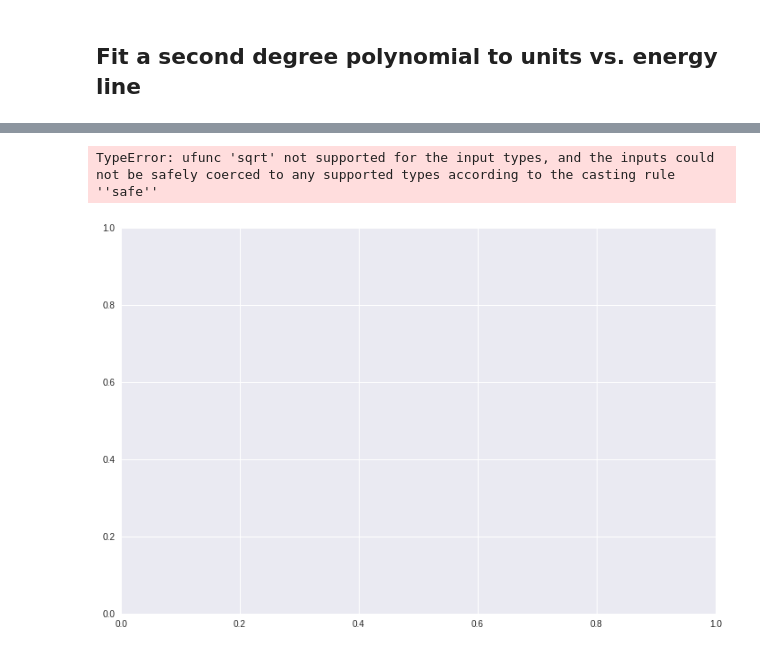
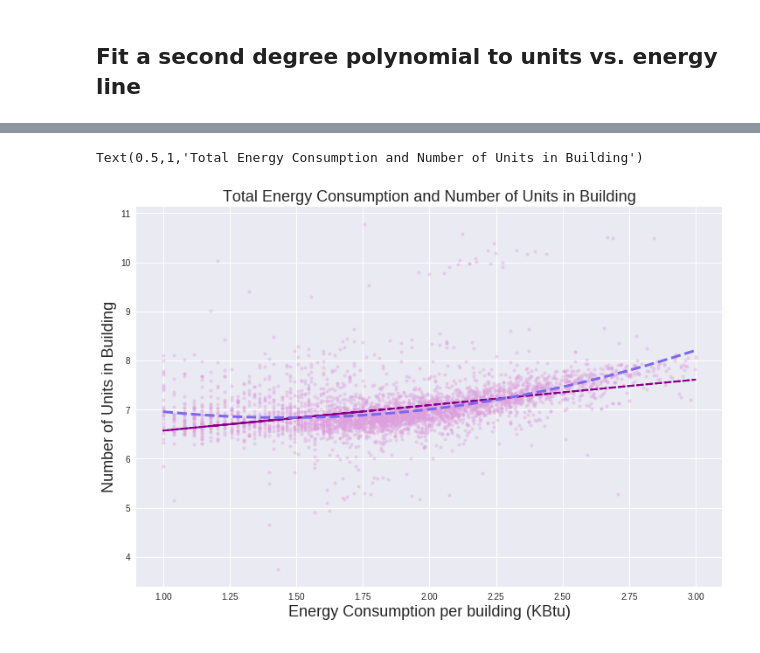
Before and after one commit to ep2247/PUI2017_ep2247, a Jupyter notebook: HW6_ep2247/HW6_1_ep2247.ipynb, the cells around one changed output, grey strips where cells are left out. Cells and saved outputs as stored; diff of their text form; code cells hidden in the pictures.

```diff
--- a/HW6_ep2247/HW6_1_ep2247.ipynb
+++ b/HW6_ep2247/HW6_1_ep2247.ipynb
@@ -468,0 +521,4 @@ dfpoly = pd.DataFrame({'x2': x*x, 'x': x, 'y': line})
+# %%
+df = pd.DataFrame({'x': x, 'y':y})
+df['x2'] = df.x**2
+df.head()
@@ -468,0 +532,3 @@ dfpoly = pd.DataFrame({'x2': x*x, 'x': x, 'y': line})
+# %%
+df1 = df.sort_values(by='x')
+df1.head()
@@ -469,2 +542,4 @@ dfpoly = pd.DataFrame({'x2': x*x, 'x': x, 'y': line})
 # %%
-polyline = smf.ols(formula = 'y ~x2 + x', data = dfpoly)
+X3 = sm.add_constant(np.log10(bblnrgdataCut.UnitsTotal))
+polyline = smf.ols(formula = 'y ~ x2 + x', data = df).fit()
+polyline.summary()
@@ -471,17 +565,26 @@ polyline = smf.ols(formula = 'y ~x2 + x', data = dfpoly)
-# %%
-polymodel = polyline.fit()
-#polymodel.summary()
 # %%
-plt.scatter(np.log10(bblnrgdataCut.UnitsTotal), np.log10(bblnrgdataCut['Total Energy Consumption (kBtu)']),
-           'o', color='rosybrown', markersize = '4')
-#plot the fitted line
-plt.plot(np.log10(bblnrgdataCut.UnitsTotal), linmodel.predict(X), c='slategray')
-#plot the fitted polynomial line
-##plt.plot(np.log10(bblnrgdataCut.UnitsTotal), polymodel.fittedvalues, c='maroon')
+fig = pl.figure(figsize(12,8))
 
-plt.ylabel("Energy Consumption per building (KBtu)",fontsize='18')
-plt.xlabel("Number of Units in Building",fontsize='18')
+ax = fig.add_subplot(111)
+
+#plot scatter plot of units vs. energy
+ax.plot(np.log10(bblnrgdataCut.UnitsTotal), np.log10(bblnrgdataCut['Total Energy Consumption (kBtu)']),
+       'o', color='plum', markersize = 4, alpha = 0.4)
+
+# plot the fitted line
+ax.plot(np.log10(bblnrgdataCut.UnitsTotal), linmodel.predict(X),'--', color = 'darkmagenta', lw =2)
+
+# plot the polynomial line
+
+ax.plot(df1.x, polyline.predict(df1), '--' , color = 'mediumslateblue', lw=3 )
+
+#ax.set_title = ("Total Energy Consumption and Number of Units in Building")
+#ax.set_xlabel = ("Number of Units in Building")
+#ax.set_ylabel = ("Energy Consumption per building (kBtu)")
+
+plt.xlabel("Energy Consumption per building (KBtu)",fontsize='18')
+plt.ylabel("Number of Units in Building",fontsize='18')
 plt.title("Total Energy Consumption and Number of Units in Building",fontsize='18')
 # %% [output]
-TypeError: ufunc 'sqrt' not supported for the input types, and the inputs could not be safely coerced to any supported types according to the casting rule ''safe''
+Text(0.5,1,'Total Energy Consumption and Number of Units in Building')
-[figure, old version]
+[figure, new version]
```
Also changed, not shown: parts of 49 cells of this notebook, 1 other file.
